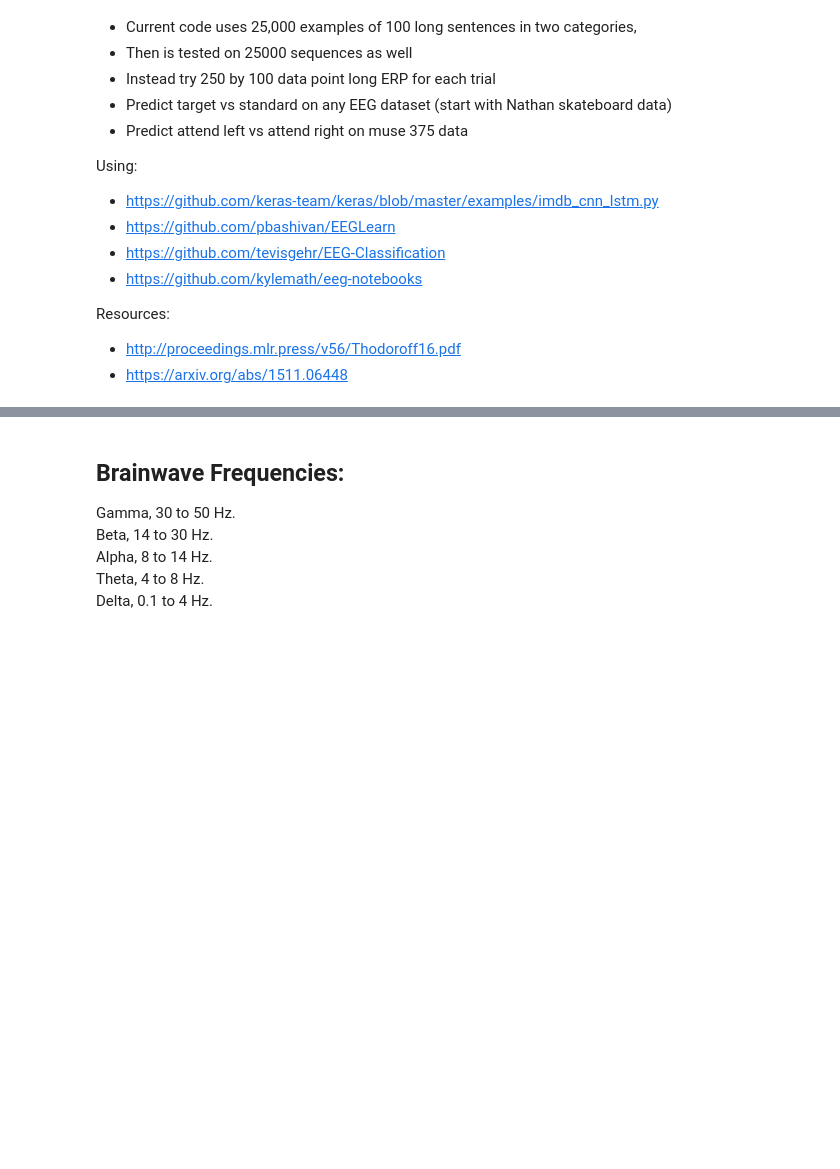
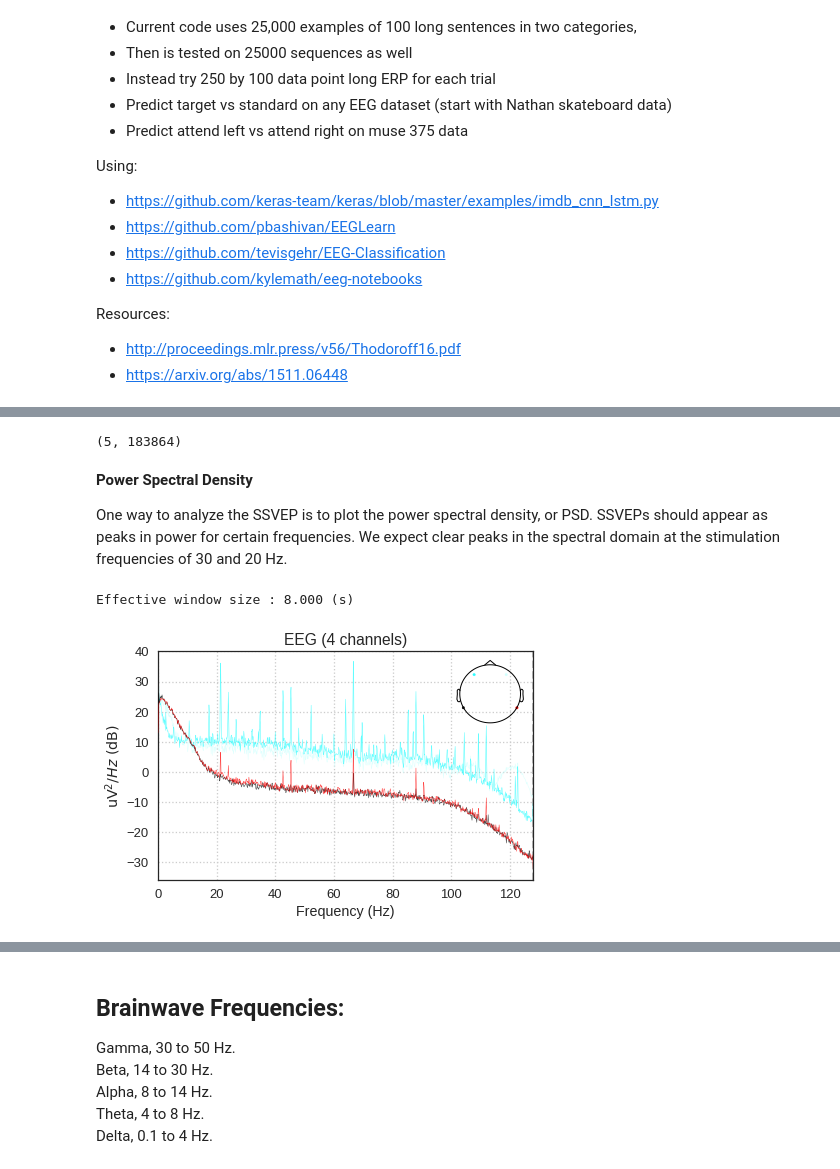
Before and after one commit to kylemath/EEG-Classification, a Jupyter notebook: notebooks/CNN_LSTM_Muse_Kyle.ipynb, the cells around one changed output, grey strips where cells are left out. Cells and saved outputs as stored; diff of their text form; code cells hidden in the pictures; blank space fills up the shorter version.

Commit message:
Loaded in single subject muse data, filter, epoch, spectrogram, squareimage, X and Y

```diff
--- a/notebooks/CNN_LSTM_Muse_Kyle.ipynb
+++ b/notebooks/CNN_LSTM_Muse_Kyle.ipynb
@@ -42,0 +73,4 @@ from eeg_learn_functions import *
+# %%
+sub = 104
+raw = utils.load_data('visual/cueing', sfreq=256.,subject_nb=sub, session_nb=1)
+raw.append(utils.load_data('visual/cueing', sfreq=256.,subject_nb=sub, session_nb=2))
@@ -42,0 +87,14 @@ from eeg_learn_functions import *
+# %%
+raw._data.shape
+# %% [output]
+(5, 183864)
+# %% [markdown]
+**Power Spectral Density**
+
+One way to analyze the SSVEP is to plot the power spectral density, or PSD. SSVEPs should appear as peaks in power for certain frequencies. We expect clear peaks in the spectral domain at the stimulation frequencies of 30 and 20 Hz.
+# %%
+%matplotlib inline
+raw.plot_psd();
+# %% [output]
+Effective window size : 8.000 (s)
+[figure, added]
```
Also changed, not shown: parts of 15 cells of this notebook.
